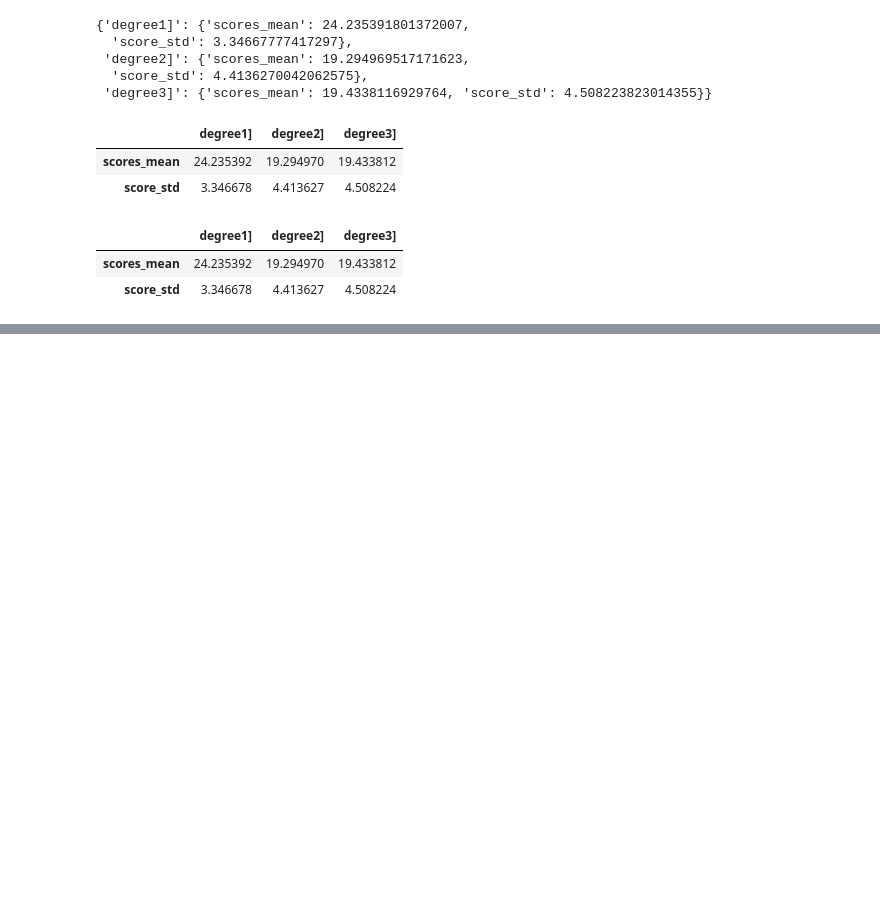
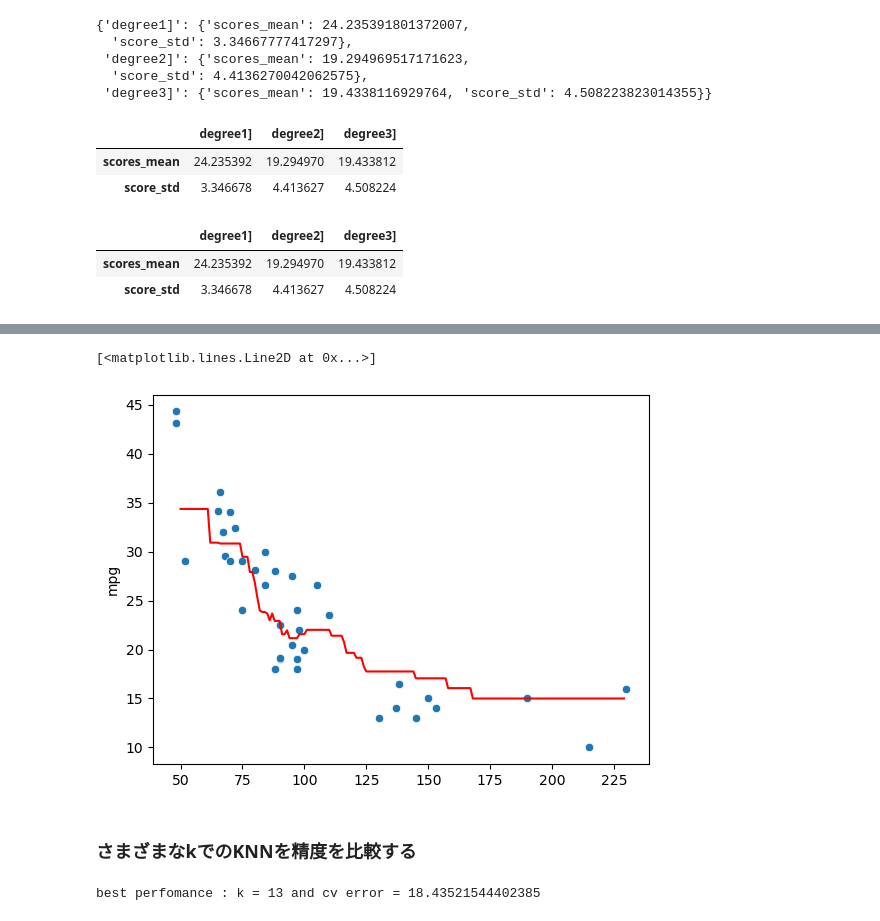
Before and after one commit to yunozon/datascience-py, a Jupyter notebook: study/section10.ipynb, the cells around one changed output, grey strips where cells are left out. Cells and saved outputs as stored; diff of their text form; code cells hidden in the pictures; blank space fills up the shorter version.

```diff
--- a/study/section10.ipynb
+++ b/study/section10.ipynb
@@ -142,0 +168,12 @@ pd.DataFrame(results)
+# %%
+# 回忌直線を描画するには、x軸の値をつくってプロットする
+x_axis = np.arange(50, 230).reshape(-1, 1)
+y_pred = model.predict(x_axis)
+
+sns.scatterplot(x=X_train[:, 0], y=y_train)
+plt.plot(x_axis, y_pred, 'r')
+# %% [output]
+[<matplotlib.lines.Line2D at 0x...>]
+[figure, added]
+# %% [markdown]
+### さまざまなkでのKNNを精度を比較する
@@ -142,0 +195,5 @@ pd.DataFrame(results)
+# %%
+# print(f'best perfomance n_neighbors : {np.argmin(scores_list())} and best mse : {np.min(scores_list())}')
+print(f'best perfomance : k = {k_list[np.argmin(scores_list)]} and cv error = {np.min(scores_list)}')
+# %% [output]
+best perfomance : k = 13 and cv error = 18.43521544402385
```
Also changed, not shown: parts of 6 cells of this notebook, 1 other file.
